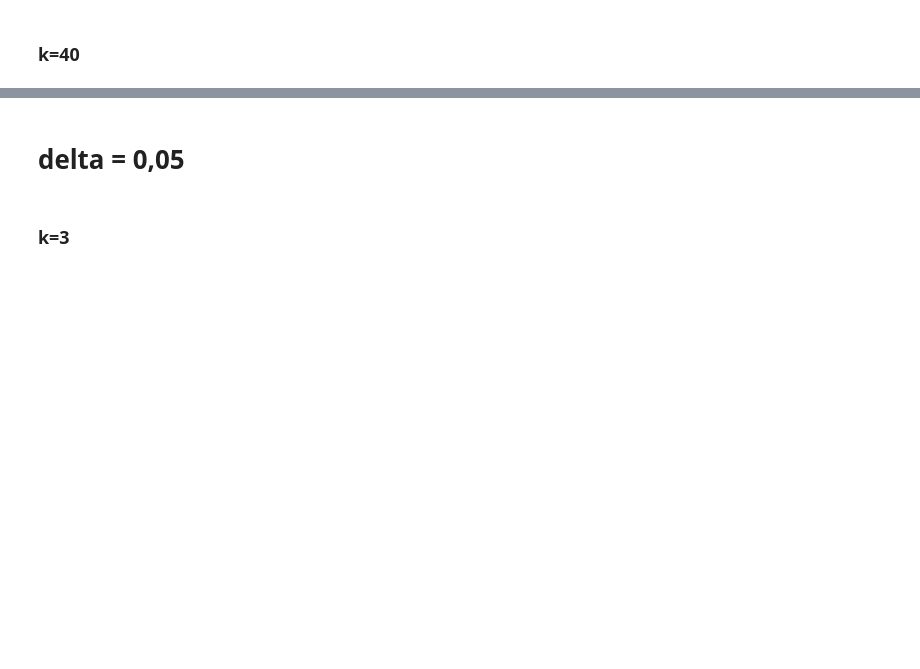
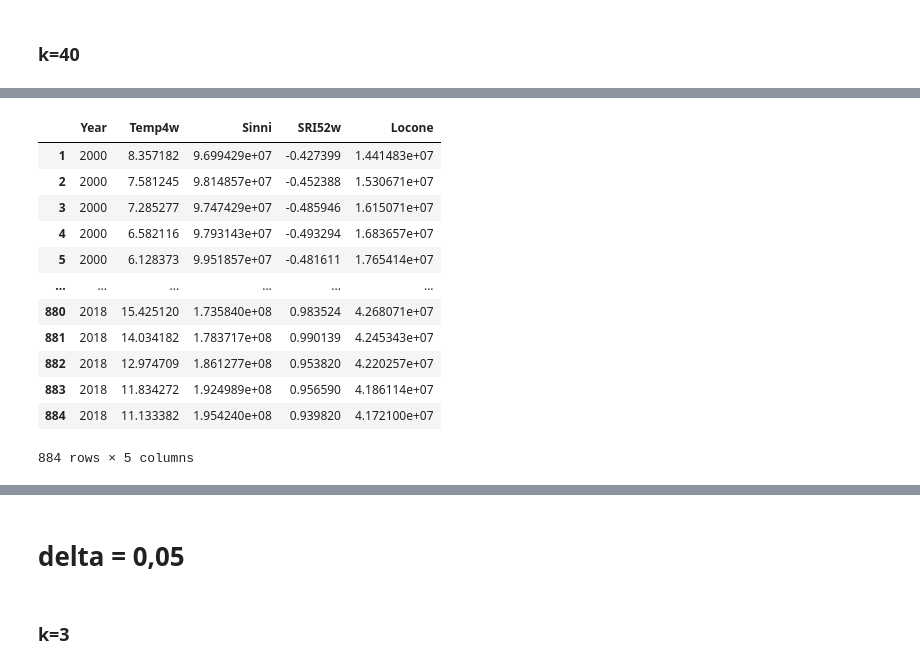
Before and after one commit to climateintelligence/Droughts, a Jupyter notebook: notebook/4- FS_Puglia_data.ipynb, the cells around one changed output, grey strips where cells are left out. Cells and saved outputs as stored; diff of their text form; code cells hidden in the pictures; blank space fills up the shorter version.

```diff
--- a/notebook/4- FS_Puglia_data.ipynb
+++ b/notebook/4- FS_Puglia_data.ipynb
@@ -114,0 +235,16 @@ Removing original feature: 24
+# %%
+data="../data/Puglia_data.xls"
+
+df=pd.read_excel(data)
+#df = df.drop(["Year", "Week"], axis=1) # cancello le colonne Year e Week
+df = df.drop(0, axis=0) # cancello la prima riga che contiene info sul tipo di dato
+df.head()
+
+from sklearn import preprocessing
+
+rng = check_random_state(None)
+y = preprocessing.scale(df["NDVI_NEW"].values, with_mean=False)
+y += 1e-10 * np.maximum(1, np.mean(np.abs(y))) * rng.randn(y.shape[0])
+x = preprocessing.scale(df.iloc[:,:-1].values, with_mean=False)
+means = np.maximum(1, np.mean(np.abs(x), axis=0))
+x += (1e-10 * means * rng.randn(x.shape[0],x.shape[1]))
@@ -114,0 +280,16 @@ Removing original feature: 24
+# %%
+df.iloc[:,[0,6,27,24,28]] #Year	Temp4w	Sinni	SRI52w	Locone
+# %% [output]
+|  | Year | Temp4w | Sinni | SRI52w | Locone |
+| 1 | 2000 | 8.357182 | 9.699429e+07 | -0.427399 | 1.441483e+07 |
+| 2 | 2000 | 7.581245 | 9.814857e+07 | -0.452388 | 1.530671e+07 |
+| 3 | 2000 | 7.285277 | 9.747429e+07 | -0.485946 | 1.615071e+07 |
+| 4 | 2000 | 6.582116 | 9.793143e+07 | -0.493294 | 1.683657e+07 |
+| 5 | 2000 | 6.128373 | 9.951857e+07 | -0.481611 | 1.765414e+07 |
+| ... | ... | ... | ... | ... | ... |
+| 880 | 2018 | 15.425120 | 1.735840e+08 | 0.983524 | 4.268071e+07 |
+| 881 | 2018 | 14.034182 | 1.783717e+08 | 0.990139 | 4.245343e+07 |
+| 882 | 2018 | 12.974709 | 1.861277e+08 | 0.953820 | 4.220257e+07 |
+| 883 | 2018 | 11.834272 | 1.924989e+08 | 0.956590 | 4.186114e+07 |
+| 884 | 2018 | 11.133382 | 1.954240e+08 | 0.939820 | 4.172100e+07 |
+884 rows × 5 columns
```
Also changed, not shown: parts of 36 cells of this notebook, 11 other files.
